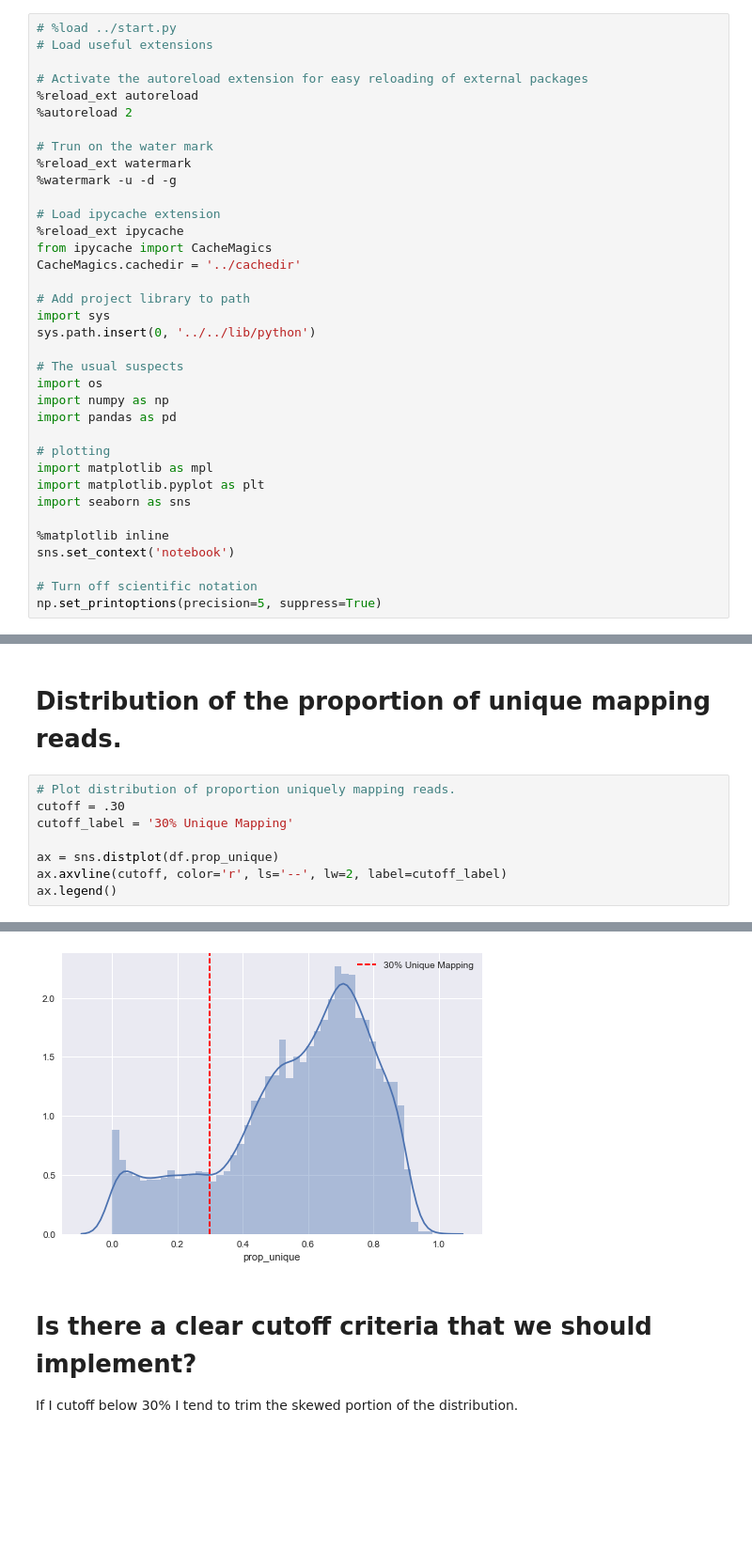
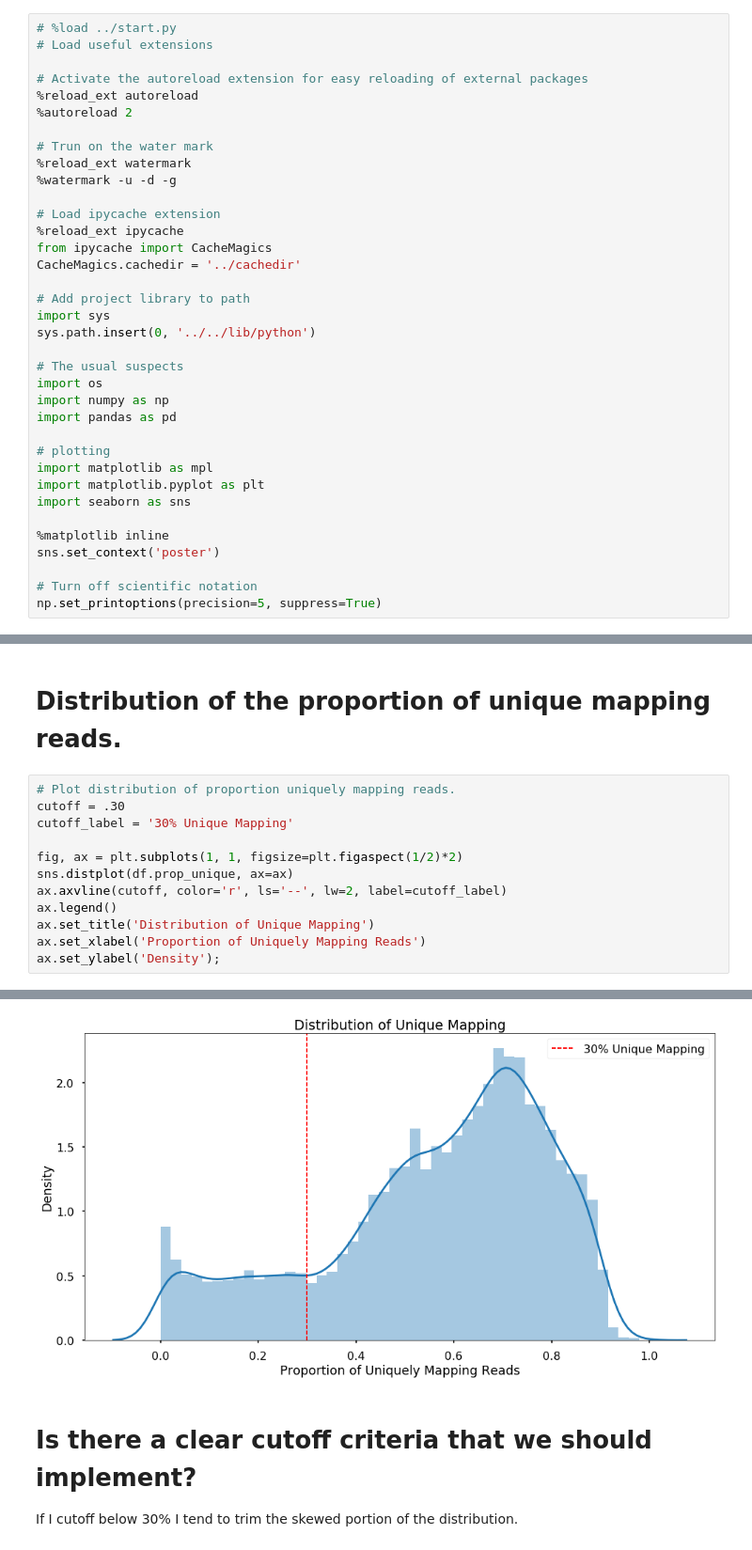
Before and after one commit to jfear/ncbi_remap, a Jupyter notebook: notebook/deliver/mapability_downstream_analysis.ipynb, the cells around one changed output, grey strips where cells are left out. Shown: that part at 94% size. Drawn from its saved outputs; the diff is of its cells as text; blank space fills up the shorter version.

Commit message:
Updating figure for use in my data club presentation.

```diff
--- a/notebook/deliver/mapability_downstream_analysis.ipynb
+++ b/notebook/deliver/mapability_downstream_analysis.ipynb
@@ -48,7 +48,7 @@ import matplotlib.pyplot as plt
 import seaborn as sns
 
 %matplotlib inline
-sns.set_context('notebook')
+sns.set_context('poster')
 
 # Turn off scientific notation
 np.set_printoptions(precision=5, suppress=True)
@@ -148,7 +148,11 @@ df.head()
 cutoff = .30
 cutoff_label = '30% Unique Mapping'
 
-ax = sns.distplot(df.prop_unique)
+fig, ax = plt.subplots(1, 1, figsize=plt.figaspect(1/2)*2)
+sns.distplot(df.prop_unique, ax=ax)
 ax.axvline(cutoff, color='r', ls='--', lw=2, label=cutoff_label)
 ax.legend()
+ax.set_title('Distribution of Unique Mapping')
+ax.set_xlabel('Proportion of Uniquely Mapping Reads')
+ax.set_ylabel('Density');
 # %% [output]
@@ -156,4 +159,4 @@ ax.legend()
-[figure, old version]
+[figure, new version]
 # %% [markdown]
 # Is there a clear cutoff criteria that we should implement?
 
```
Also changed, not shown: parts of 2 cells of this notebook, 2 other files.
